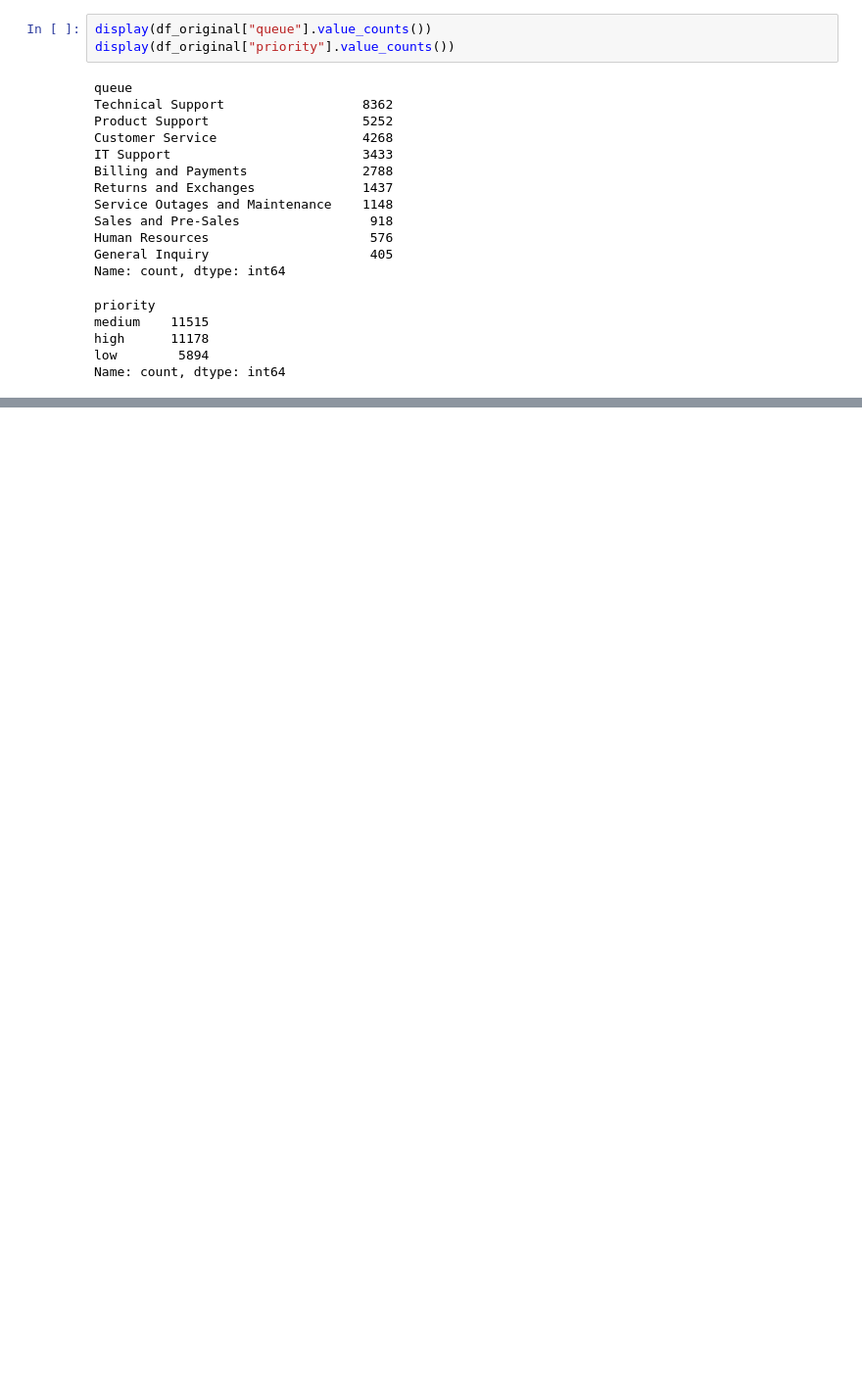
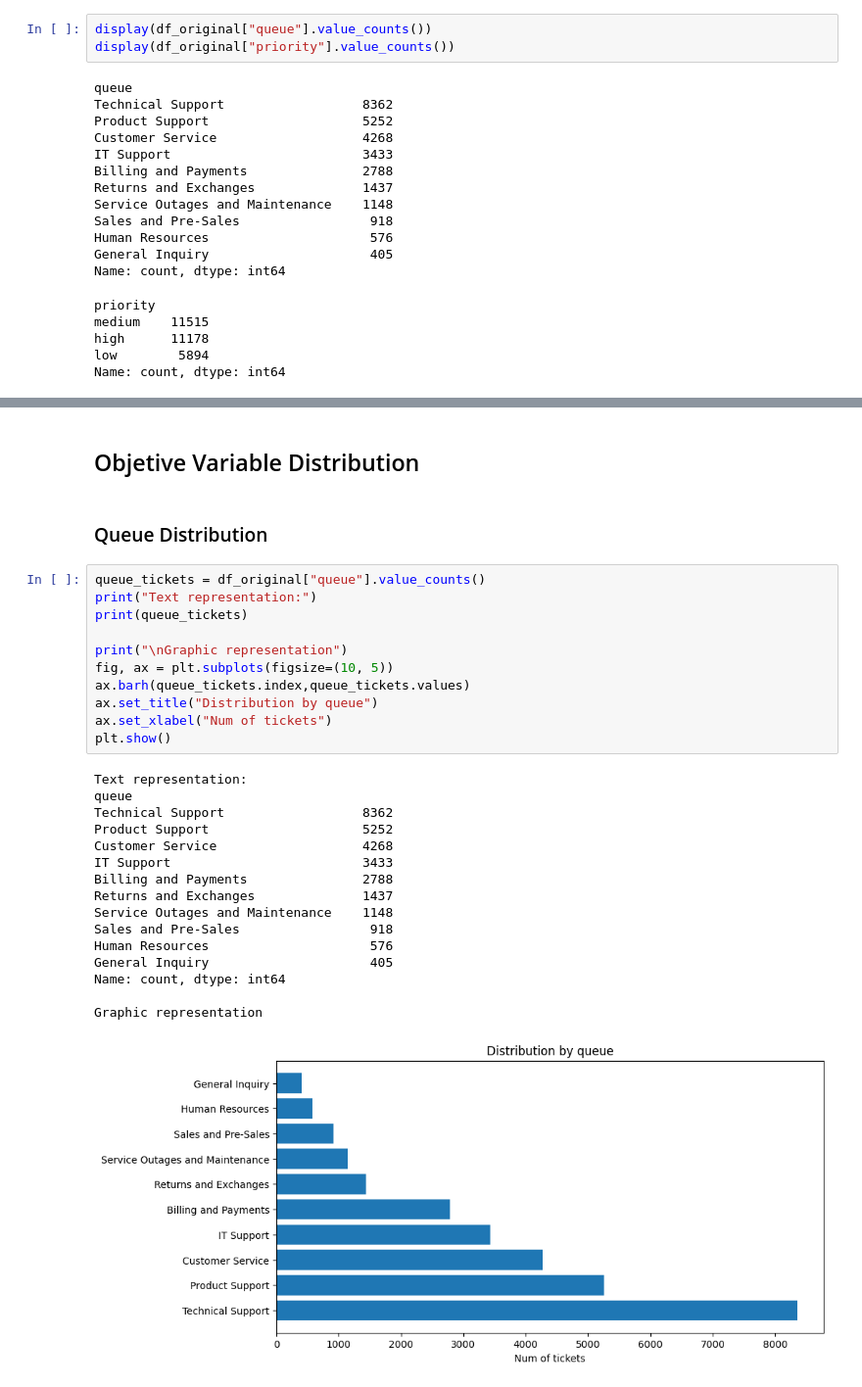
Before and after one commit to janoantelo7/IT-ticket-classifier, a Jupyter notebook: notebooks/it-ticket-classifier.ipynb, the cells around one changed output, grey strips where cells are left out. Shown at 98% size. Saved outputs shown, nothing was run; the diff lists cells and outputs as text; blank space fills up the shorter version.

```diff
--- a/notebooks/it-ticket-classifier.ipynb
+++ b/notebooks/it-ticket-classifier.ipynb
@@ -148,0 +151,32 @@ Graphic representation
+# %% [markdown]
+## Objetive Variable Distribution
+# %% [markdown]
+### Queue Distribution
+# %%
+queue_tickets = df_original["queue"].value_counts()
+print("Text representation:")
+print(queue_tickets)
+
+print("\nGraphic representation")
+fig, ax = plt.subplots(figsize=(10, 5))
+ax.barh(queue_tickets.index,queue_tickets.values)
+ax.set_title("Distribution by queue")
+ax.set_xlabel("Num of tickets")
+plt.show()
+# %% [output]
+Text representation:
+queue
+Technical Support                  8362
+Product Support                    5252
+Customer Service                   4268
+IT Support                         3433
+Billing and Payments               2788
+Returns and Exchanges              1437
+Service Outages and Maintenance    1148
+Sales and Pre-Sales                 918
+Human Resources                     576
+General Inquiry                     405
+Name: count, dtype: int64
+
+Graphic representation
+[figure, added]
```
Also changed, not shown: parts of 3 cells of this notebook.
